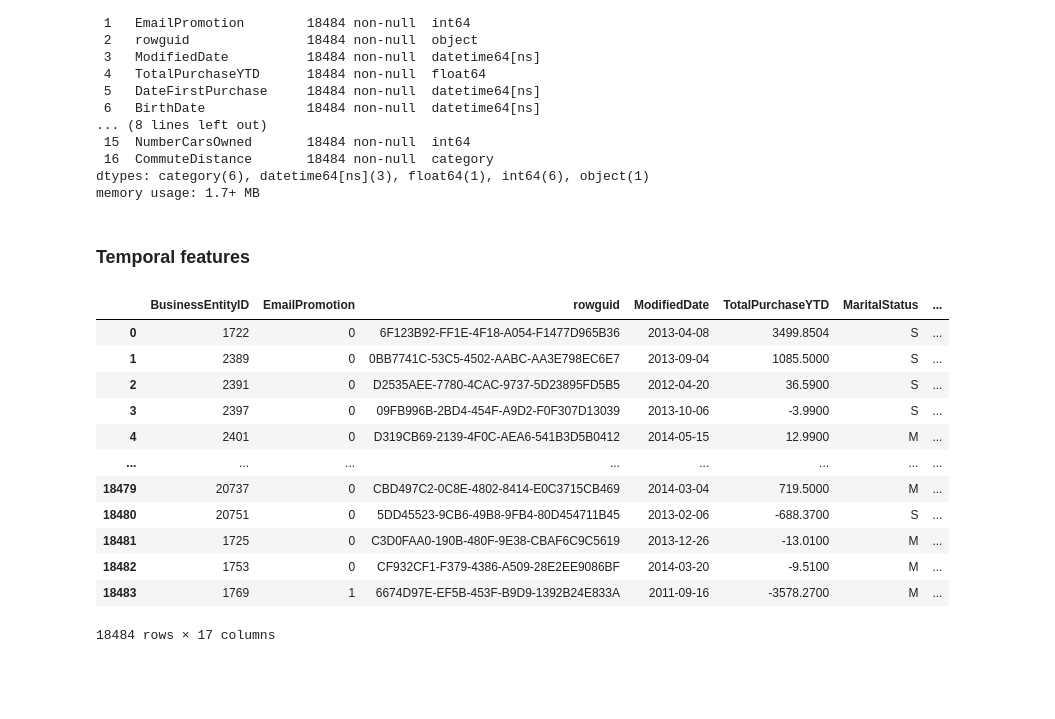
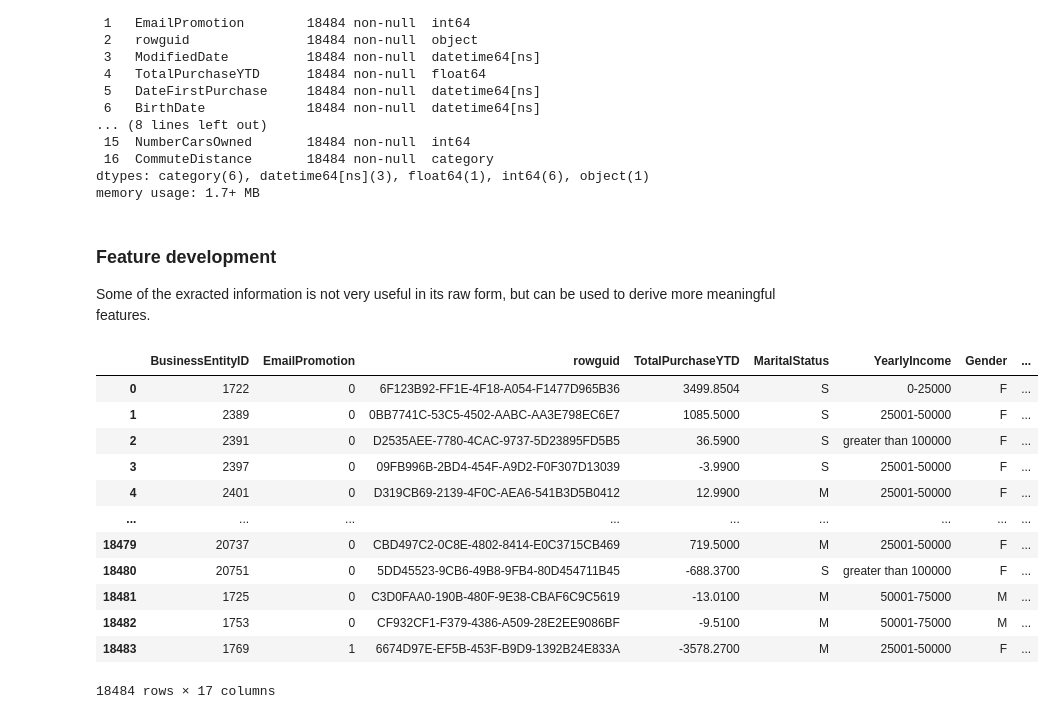
Before and after one commit to jamesrichardbunting/customer_segmentation, a Jupyter notebook: customer_segmentation.ipynb, the cells around one changed output. Cells and saved outputs as stored; diff of their text form; code cells hidden in the pictures; blank space fills up the shorter version.

```diff
--- a/customer_segmentation.ipynb
+++ b/customer_segmentation.ipynb
@@ -79,6 +80,9 @@ person = person.drop(['NameStyle',
 # Subset individual customers
 person_in = person[person['PersonType']=='IN']
 
+# Drop PersonType column
+person_in = person_in.drop('PersonType', axis = 1)
+
 # Reset row indices to allow for concatenation later
 person_in.reset_index(inplace=True, drop=True)
 
@@ -99,8 +103,8 @@ XML is a flexible format for storing data in a tree-like structure, using nested
 We want to parse the XML strings to extract the structured data into new columns. The function below is designed to do that.
 # %%
 # Function to parse XML and extract all items
-def extract_all_items(xml_string):
-    # Namespace map from your schema
+def xml_to_columns(xml_string):
+    # Namespace for schema
     ns = {'aw': 'http://schemas.microsoft.com/sqlserver/2004/07/adventure-works/IndividualSurvey'}
 
     # Parse the XML string into a tree structure
@@ -111,21 +115,21 @@ def extract_all_items(xml_string):
 
     # Iterate through each element in the XML tree, using the namespace map
     for element in tree.findall('.//aw:*', namespaces=ns):
-        # Remove the namespace from the tag and extract the local tag name
-        tag = element.tag.split('}')[-1]  # This removes the namespace URI
+        # Extract the tag and remove the namespace information for clarity
+        tag = element.tag.split('}')[-1]
         # Store the element's text content under the tag in the items dictionary
         items[tag] = element.text
 
     return pd.Series(items)
 # %%
 # Apply the function
-extracted_data = person_in['Demographics'].apply(extract_all_items)
+extracted_xml_columns = person_in['Demographics'].apply(xml_to_columns)
 
 # Concatenate the new columns back onto the original dataframe
-person_in = person_in.join(extracted_data)
+person_in = person_in.join(extracted_xml_columns)
 
-# Drop the original Demographics and PersonType columns, which are no longer needed
-person_in = person_in.drop(['Demographics', 'PersonType'], axis = 1)
+# Drop the original Demographics columns, which is no longer needed
+person_in = person_in.drop(['Demographics'], axis = 1)
 
 # Inspect
 person_in
@@ -236,6 +241,8 @@ Data columns (total 17 columns):
  16  CommuteDistance       18484 non-null  category
 dtypes: category(6), datetime64[ns](3), float64(1), int64(6), object(1)
 memory usage: 1.7+ MB
-# %% [markdown]
-### Temporal features
+# %% [markdown]
+### Feature development
+
+Some of the exracted information is not very useful in its raw form, but can be used to derive more meaningful features.
 # %%
@@ -267,29 +272,32 @@ def days_since_date(first_purchase_date, reference_date):
     """
     return (reference_date - first_purchase_date).dt.days
 # %%
-# Set the reference date
-reference_date = pd.Timestamp('2015-01-01')
+# Set a reference date
+reference_date = pd.Timestamp('2024-01-01')
 
-# Apply the functions to calculate age and time since first purchase
+# Apply the functions to calculate age and time in days since first purchase
 person_in['Age'] = calculate_age(person_in['BirthDate'], reference_date)
 person_in['DaysSinceFirstPurchase'] = days_since_date(person_in['DateFirstPurchase'], reference_date)
 
+# Calulcate years since first purchase
+person_in['YearsSinceFirstPurchase'] = person_in['DaysSinceFirstPurchase'] / 365
+
 # Drop datetime columns
-person_in = person_in.drop(['BirthDate', 'DateFirstPurchase'], axis = 1)
+person_in = person_in.drop(['BirthDate', 'DateFirstPurchase', 'ModifiedDate'], axis = 1)
 
 # Inspect
 person_in
 # %% [output]
-|  | BusinessEntityID | EmailPromotion | rowguid | ModifiedDate | TotalPurchaseYTD | MaritalStatus | ... |
-| 0 | 1722 | 0 | 6F123B92-FF1E-4F18-A054-F1477D965B36 | 2013-04-08 | 3499.8504 | S | ... |
-| 1 | 2389 | 0 | 0BB7741C-53C5-4502-AABC-AA3E798EC6E7 | 2013-09-04 | 1085.5000 | S | ... |
-| 2 | 2391 | 0 | D2535AEE-7780-4CAC-9737-5D23895FD5B5 | 2012-04-20 | 36.5900 | S | ... |
-| 3 | 2397 | 0 | 09FB996B-2BD4-454F-A9D2-F0F307D13039 | 2013-10-06 | -3.9900 | S | ... |
-| 4 | 2401 | 0 | D319CB69-2139-4F0C-AEA6-541B3D5B0412 | 2014-05-15 | 12.9900 | M | ... |
-| ... | ... | ... | ... | ... | ... | ... | ... |
-| 18479 | 20737 | 0 | CBD497C2-0C8E-4802-8414-E0C3715CB469 | 2014-03-04 | 719.5000 | M | ... |
-| 18480 | 20751 | 0 | 5DD45523-9CB6-49B8-9FB4-80D454711B45 | 2013-02-06 | -688.3700 | S | ... |
-| 18481 | 1725 | 0 | C3D0FAA0-190B-480F-9E38-CBAF6C9C5619 | 2013-12-26 | -13.0100 | M | ... |
-| 18482 | 1753 | 0 | CF932CF1-F379-4386-A509-28E2EE9086BF | 2014-03-20 | -9.5100 | M | ... |
-| 18483 | 1769 | 1 | 6674D97E-EF5B-453F-B9D9-1392B24E833A | 2011-09-16 | -3578.2700 | M | ... |
+|  | BusinessEntityID | EmailPromotion | rowguid | TotalPurchaseYTD | MaritalStatus | YearlyIncome | Gender | ... |
+| 0 | 1722 | 0 | 6F123B92-FF1E-4F18-A054-F1477D965B36 | 3499.8504 | S | 0-25000 | F | ... |
+| 1 | 2389 | 0 | 0BB7741C-53C5-4502-AABC-AA3E798EC6E7 | 1085.5000 | S | 25001-50000 | F | ... |
+| 2 | 2391 | 0 | D2535AEE-7780-4CAC-9737-5D23895FD5B5 | 36.5900 | S | greater than 100000 | F | ... |
+| 3 | 2397 | 0 | 09FB996B-2BD4-454F-A9D2-F0F307D13039 | -3.9900 | S | 25001-50000 | F | ... |
+| 4 | 2401 | 0 | D319CB69-2139-4F0C-AEA6-541B3D5B0412 | 12.9900 | M | 25001-50000 | F | ... |
+| ... | ... | ... | ... | ... | ... | ... | ... | ... |
+| 18479 | 20737 | 0 | CBD497C2-0C8E-4802-8414-E0C3715CB469 | 719.5000 | M | 25001-50000 | F | ... |
+| 18480 | 20751 | 0 | 5DD45523-9CB6-49B8-9FB4-80D454711B45 | -688.3700 | S | greater than 100000 | F | ... |
+| 18481 | 1725 | 0 | C3D0FAA0-190B-480F-9E38-CBAF6C9C5619 | -13.0100 | M | 50001-75000 | M | ... |
+| 18482 | 1753 | 0 | CF932CF1-F379-4386-A509-28E2EE9086BF | -9.5100 | M | 50001-75000 | M | ... |
+| 18483 | 1769 | 1 | 6674D97E-EF5B-453F-B9D9-1392B24E833A | -3578.2700 | M | 25001-50000 | F | ... |
 18484 rows × 17 columns
```
Also changed, not shown: parts of 6 cells of this notebook, 6 other files.
